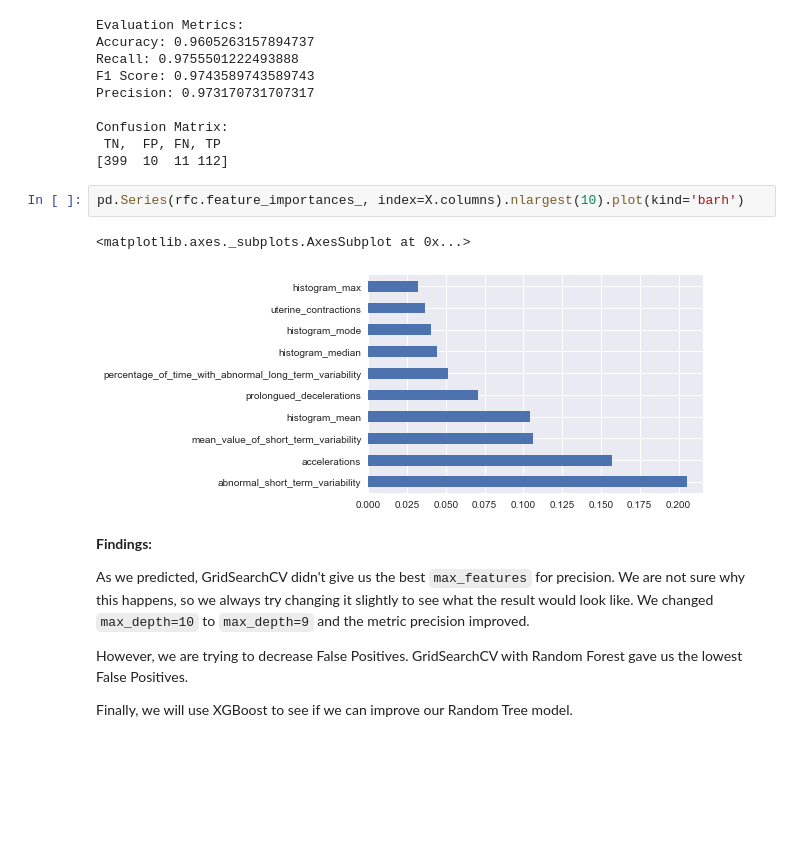
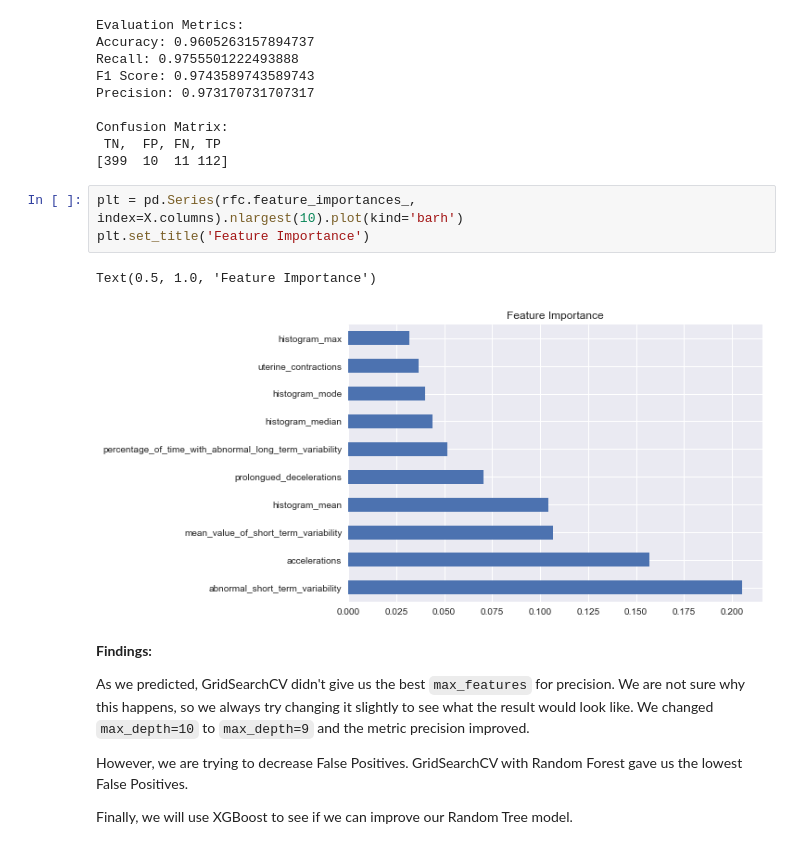
Before and after one commit to Jacobheyman702/Predicting-Fetal-Risk-Using-Cardiotocographic-Data, a Jupyter notebook: vanilla_model_cleaned.ipynb, the cells around one changed output. Saved outputs shown, nothing was run; the diff lists cells and outputs as text; blank space fills up the shorter version.

```diff
--- a/vanilla_model_cleaned.ipynb
+++ b/vanilla_model_cleaned.ipynb
@@ -514,10 +514,11 @@ Confusion Matrix:
  TN,  FP, FN, TP
 [399  10  11 112]
 # %%
-pd.Series(rfc.feature_importances_, index=X.columns).nlargest(10).plot(kind='barh')
+plt = pd.Series(rfc.feature_importances_, index=X.columns).nlargest(10).plot(kind='barh')
+plt.set_title('Feature Importance')
 # %% [output]
-<matplotlib.axes._subplots.AxesSubplot at 0x...>
+Text(0.5, 1.0, 'Feature Importance')
-[figure, old version]
+[figure, new version]
 # %% [markdown]
 <b>Findings:</b>
 
```
Also changed, not shown: 1 other file.
